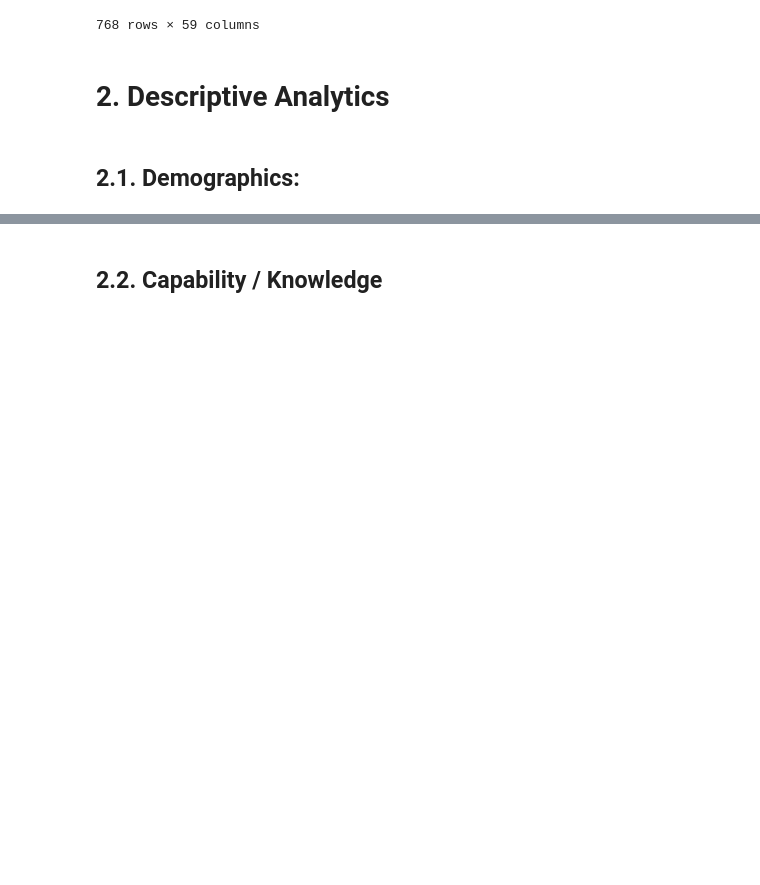
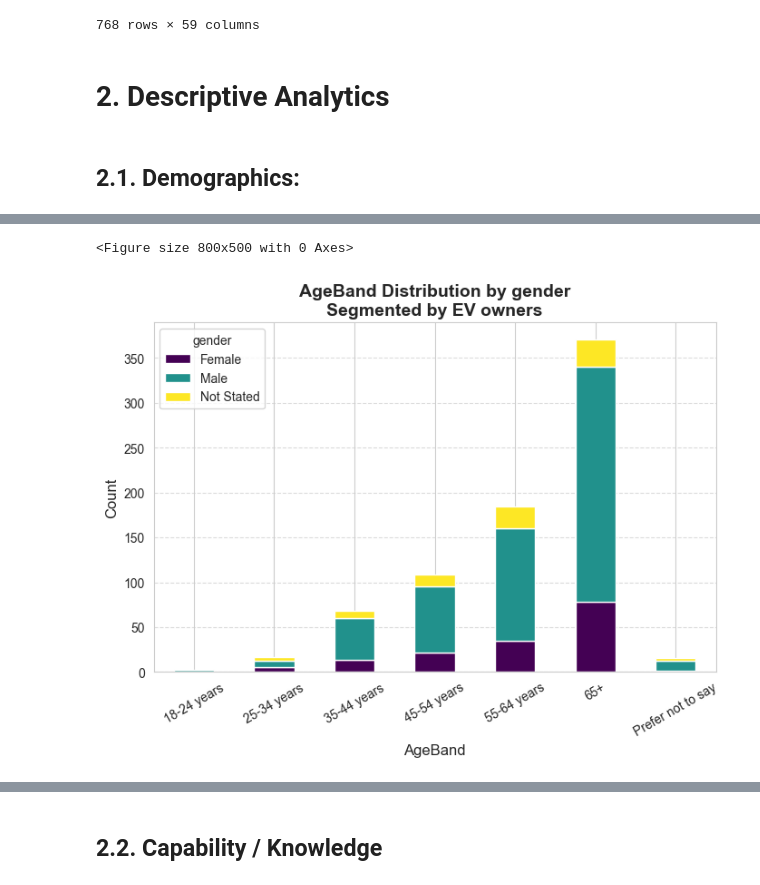
Before and after one commit to bernardomendonca/v2g-survey-analysis, a Jupyter notebook: 2B_contextual_data_segmented.ipynb, the cells around one changed output, grey strips where cells are left out. Drawn from its saved outputs; the diff is of its cells as text; code cells hidden in the pictures; blank space fills up the shorter version.

```diff
--- a/2B_contextual_data_segmented.ipynb
+++ b/2B_contextual_data_segmented.ipynb
@@ -238,0 +161,5 @@ plt.show()
+# %%
+plot_stacked_bars(df, "AgeBand", "gender", segment_name, question_map=feature_label_map)
+# %% [output]
+<Figure size 800x500 with 0 Axes>
+[figure, added]
```
Also changed, not shown: parts of 36 cells of this notebook, 4 other files.
